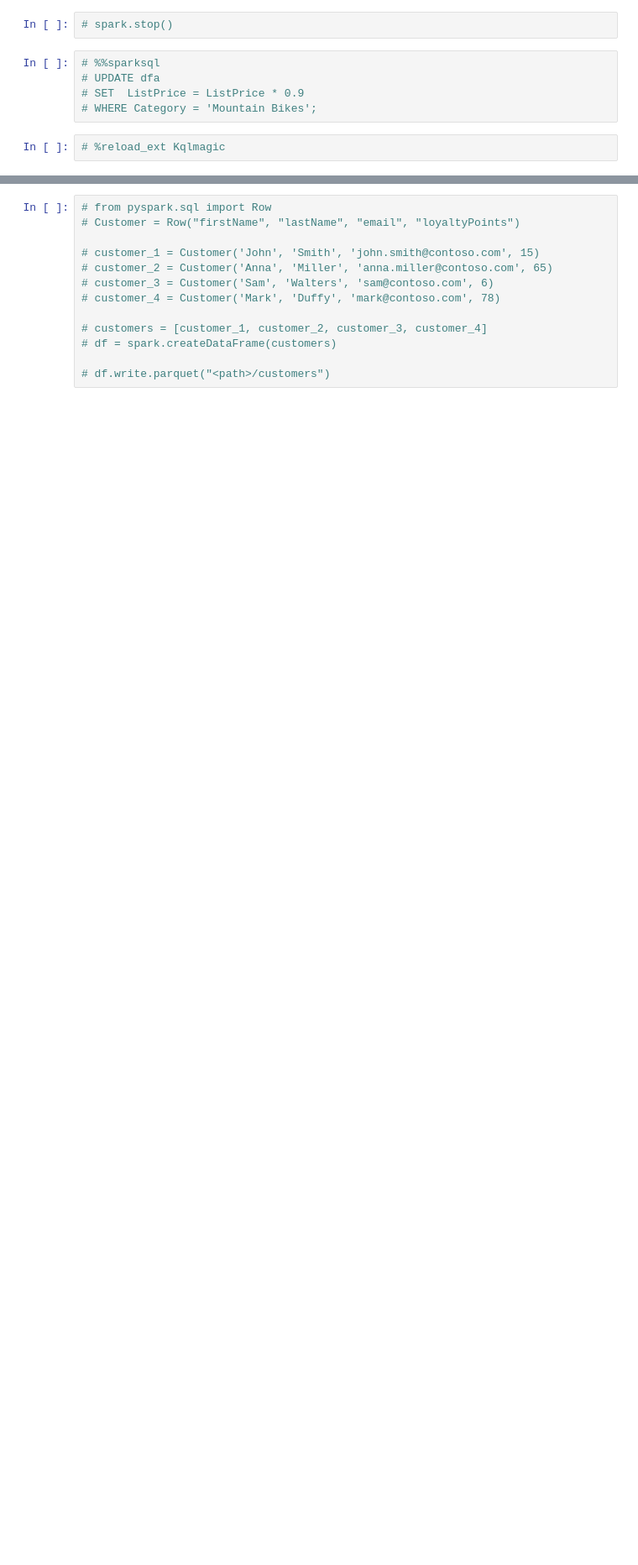
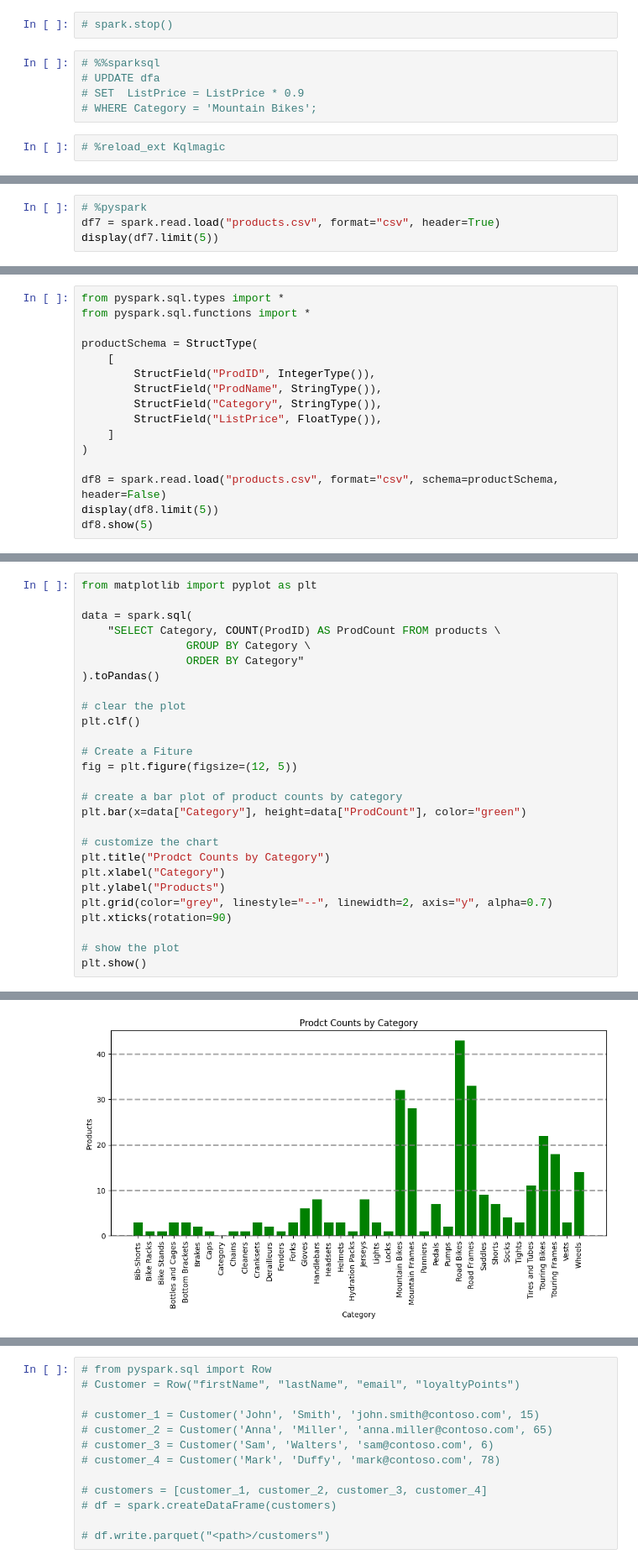
Before and after one commit to turekradek/sparkTraining, a Jupyter notebook: spark_training.ipynb, the cells around one changed output, grey strips where cells are left out. Shown at 84% size. Drawn from its saved outputs; the diff is of its cells as text; blank space fills up the shorter version.

```diff
--- a/spark_training.ipynb
+++ b/spark_training.ipynb
@@ -607,3 +708,7 @@ CSV file: file:///home/radek/git_projekty/sparkTraining/2019.csv
 | Melissa Perry | melissa2@adventure-works.com | Melissa | Perry |
 | Hailey James | hailey17@adventure-works.com | Hailey | James |
 | Jasmine West | jasmine37@adventure-works.com | Jasmine | West |
+# %%
+# %pyspark
+df7 = spark.read.load("products.csv", format="csv", header=True)
+display(df7.limit(5))
@@ -609,0 +717,16 @@ CSV file: file:///home/radek/git_projekty/sparkTraining/2019.csv
+# %%
+from pyspark.sql.types import *
+from pyspark.sql.functions import *
+
+productSchema = StructType(
+    [
+        StructField("ProdID", IntegerType()),
+        StructField("ProdName", StringType()),
+        StructField("Category", StringType()),
+        StructField("ListPrice", FloatType()),
+    ]
+)
+
+df8 = spark.read.load("products.csv", format="csv", schema=productSchema, header=False)
+display(df8.limit(5))
+df8.show(5)
@@ -609,0 +850,28 @@ CSV file: file:///home/radek/git_projekty/sparkTraining/2019.csv
+# %%
+from matplotlib import pyplot as plt
+
+data = spark.sql(
+    "SELECT Category, COUNT(ProdID) AS ProdCount FROM products \
+                GROUP BY Category \
+                ORDER BY Category"
+).toPandas()
+
+# clear the plot
+plt.clf()
+
+# Create a Fiture
+fig = plt.figure(figsize=(12, 5))
+
+# create a bar plot of product counts by category
+plt.bar(x=data["Category"], height=data["ProdCount"], color="green")
+
+# customize the chart
+plt.title("Prodct Counts by Category")
+plt.xlabel("Category")
+plt.ylabel("Products")
+plt.grid(color="grey", linestyle="--", linewidth=2, axis="y", alpha=0.7)
+plt.xticks(rotation=90)
+
+# show the plot
+plt.show()
+# %% [output]
@@ -609,0 +879 @@ CSV file: file:///home/radek/git_projekty/sparkTraining/2019.csv
+[figure, added]
```
Also changed, not shown: parts of 50 cells of this notebook, 5 other files.
